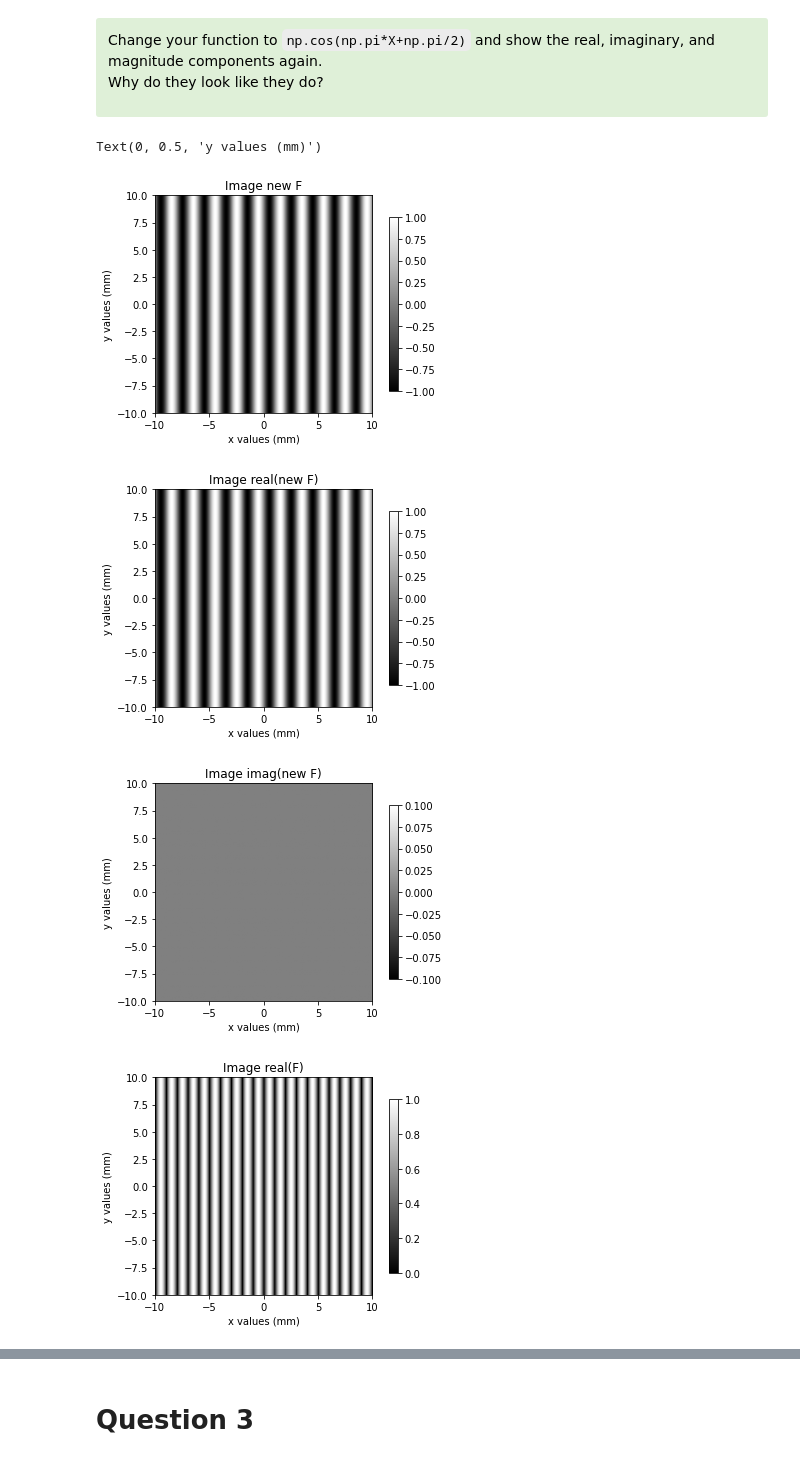
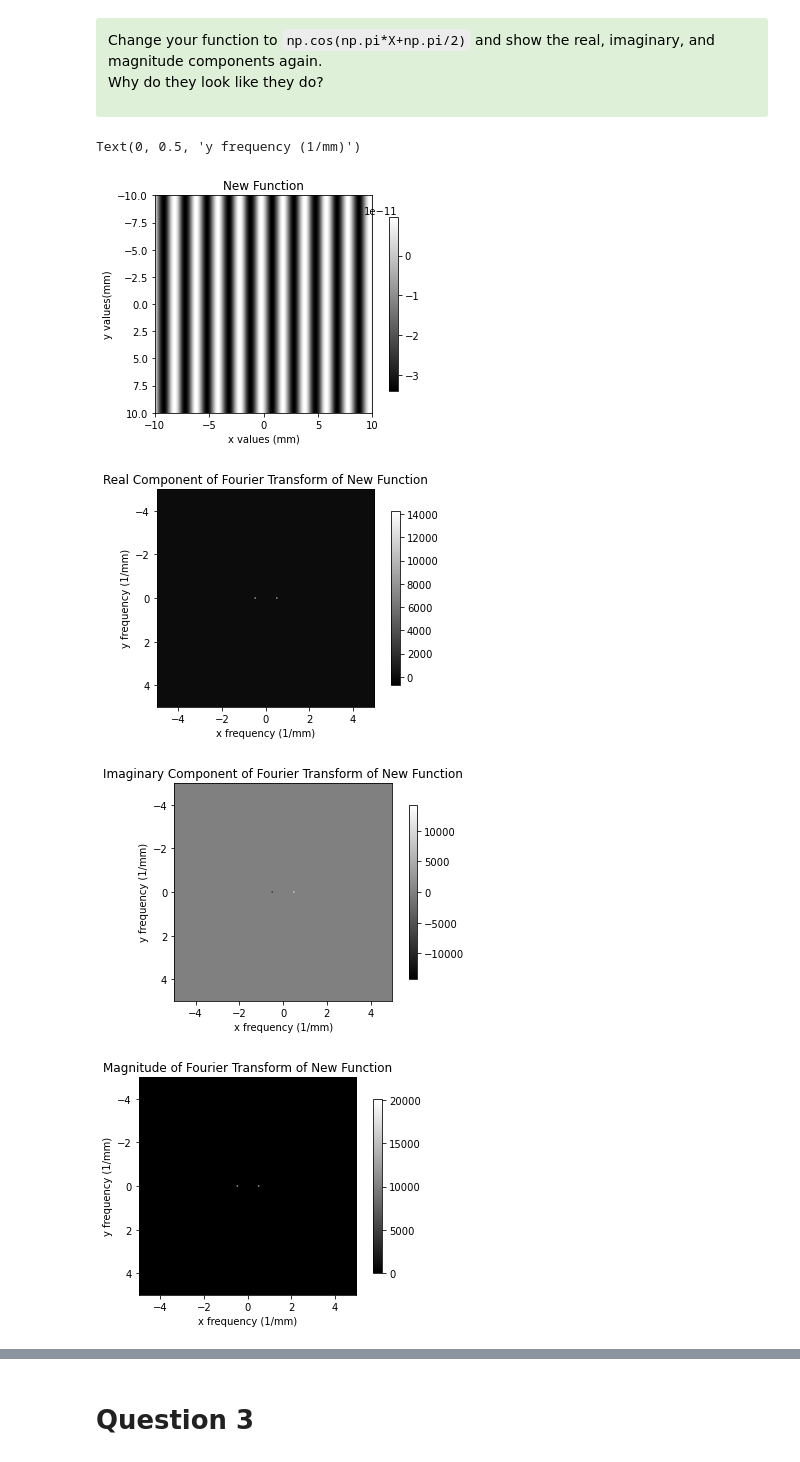
Before and after one commit to dishamishra/Labs_Imager, a Jupyter notebook: Lab2 Part1 (Clean).ipynb, the cells around one changed output, grey strips where cells are left out. Drawn from its saved outputs; the diff is of its cells as text; code cells hidden in the pictures.

```diff
--- a/Lab2 Part1 (Clean).ipynb
+++ b/Lab2 Part1 (Clean).ipynb
@@ -241,42 +243,43 @@ Change your function to `np.cos(np.pi*X+np.pi/2)` and show the real, imaginary,
 </div>
 # %%
 
-new_F = np.cos(np.pi*X+np.pi/2)
-f = plt.imshow(new_F, cmap='gray', extent = [-10,10,-10,10])
-plt.colorbar(f, shrink=0.8)
-plt.title("Image new F")
+new_F = np.cos((np.pi*X)+(np.pi/4))
+plt.figure()
+new_F_plot = plt.imshow(new_F, cmap = "gray",extent = [-10,10,10,-10])
+plt.colorbar(real_F_plot, shrink=0.8)
+plt.title("New Function")
 plt.xlabel("x values (mm)")
-plt.ylabel("y values (mm)")
+plt.ylabel("y values(mm)")
 
-# Real part
-real_F_2 = np.real(new_F)
+# Fourier Transform
+Fft1 = fftshift(fft2(ifftshift(new_F)))
+
+#Real Component
 plt.figure()
-real_F_2_plot = plt.imshow(real_F_2, cmap='gray', extent = [-10,10,-10,10])
-plt.colorbar(real_F_2_plot, shrink=0.8)
-plt.title("Image real(new F)")
-plt.xlabel("x values (mm)")
-plt.ylabel("y values (mm)")
+real_F_plot = plt.imshow(np.real(Fft1), cmap = "gray", extent = [(-fs/2)*((N-1)/N),(fs/2)*((N-1)/N),(fs/2)*((N-1)/N),(-fs/2)*((N-1)/N)])
+plt.colorbar(real_F_plot, shrink=0.8)
+plt.title("Real Component of Fourier Transform of New Function")
+plt.xlabel("x frequency (1/mm)")
+plt.ylabel("y frequency (1/mm)")
 
 # Imaginary part
-imaginary_F_2 = np.imag(new_F)
 plt.figure()
-imag_F_2_plot = plt.imshow(imaginary_F_2, cmap='gray', extent = [-10,10,-10,10])
-plt.colorbar(imag_F_2_plot, shrink=0.8)
-plt.title("Image imag(new F)")
-plt.xlabel("x values (mm)")
-plt.ylabel("y values (mm)")
+imag_F_plot = plt.imshow(np.imag(Fft1), cmap = "gray", extent = [(-fs/2)*((N-1)/N),(fs/2)*((N-1)/N),(fs/2)*((N-1)/N),(-fs/2)*((N-1)/N)])
+plt.colorbar(imag_F_plot, shrink=0.8)
+plt.title("Imaginary Component of Fourier Transform of New Function")
+plt.xlabel("x frequency (1/mm)")
+plt.ylabel("y frequency (1/mm)")
 
 # Magnitude
-magn_F_2 = np.abs(new_F)
 plt.figure()
-magn_F_2_plot = plt.imshow(magn_F_2, cmap='gray', extent = [-10,10,-10,10])
-plt.colorbar(magn_F_2_plot, shrink=0.8)
-plt.title("Image real(F)")
-plt.xlabel("x values (mm)")
-plt.ylabel("y values (mm)")
+magn_F_plot = plt.imshow(np.abs(Fft1), cmap = "gray", extent = [(-fs/2)*((N-1)/N),(fs/2)*((N-1)/N),(fs/2)*((N-1)/N),(-fs/2)*((N-1)/N)])
+plt.colorbar(magn_F_plot, shrink=0.8)
+plt.title("Magnitude of Fourier Transform of New Function")
+plt.xlabel("x frequency (1/mm)")
+plt.ylabel("y frequency (1/mm)")
 # %% [output]
-Text(0, 0.5, 'y values (mm)')
+Text(0, 0.5, 'y frequency (1/mm)')
-[figure, old version]
+[figure, new version]
-[figure, old version]
+[figure, new version]
-[figure, old version]
+[figure, new version]
-[figure, old version]
+[figure, new version]
```
Also changed, not shown: parts of 20 cells of this notebook.
